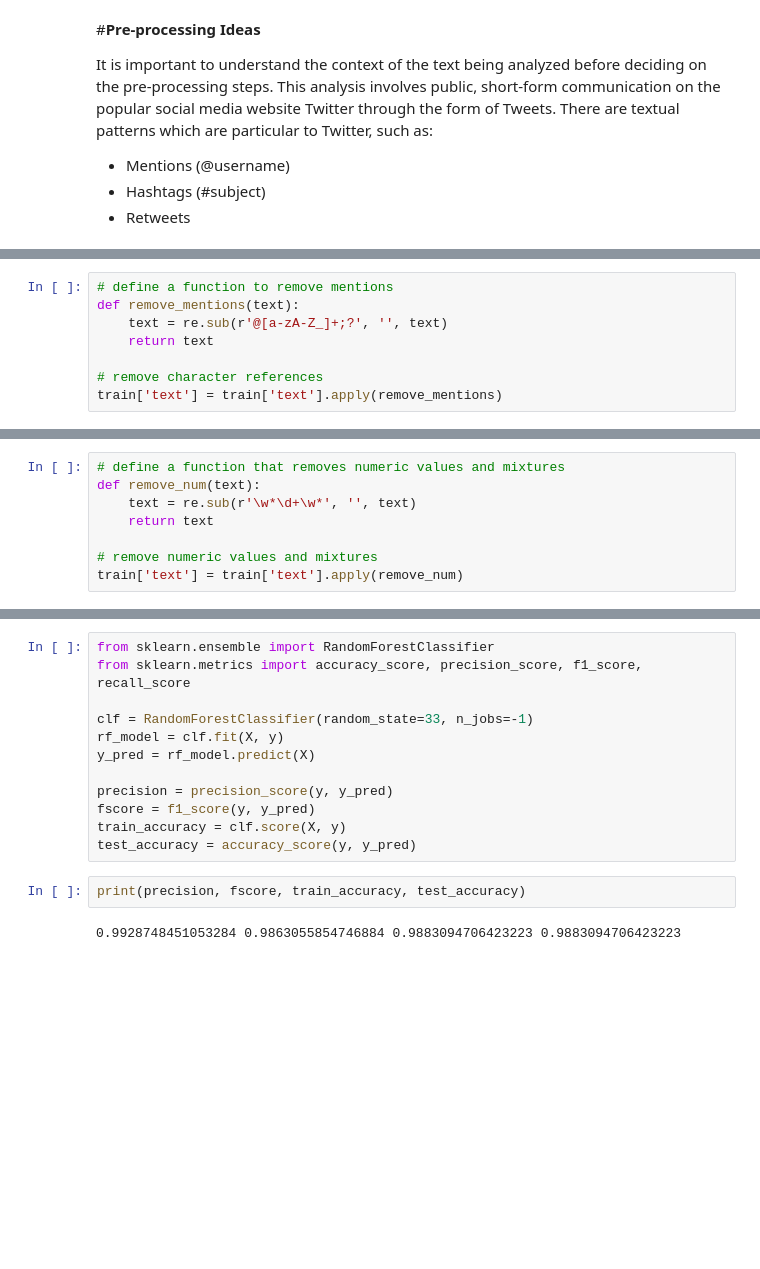
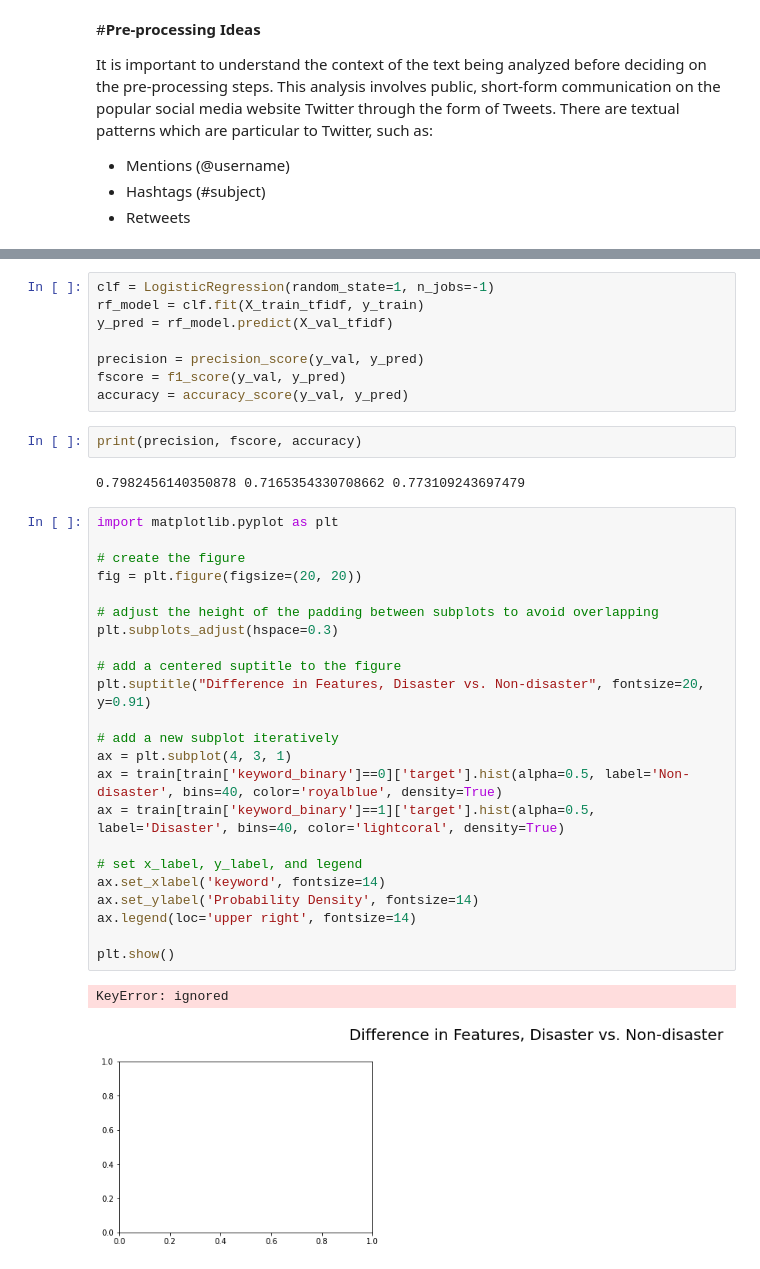
Before and after one commit to spazznolo/goalie-consistency, a Jupyter notebook: dsf_stc_exam.ipynb, the cells around one changed output, grey strips where cells are left out. Cells and saved outputs as stored; diff of their text form; blank space fills up the shorter version.

```diff
--- a/dsf_stc_exam.ipynb
+++ b/dsf_stc_exam.ipynb
@@ -55,8 +74,0 @@ test['text'] = test['text'].apply(remove_references)
-# %%
-# define a function to remove mentions
-def remove_mentions(text):
-    text = re.sub(r'@[a-zA-Z_]+;?', '', text)
-    return text
-
-# remove character references
-train['text'] = train['text'].apply(remove_mentions)
@@ -78,8 +74,0 @@ Name: text, Length: 7613, dtype: object
-# %%
-# define a function that removes numeric values and mixtures
-def remove_num(text):
-    text = re.sub(r'\w*\d+\w*', '', text)
-    return text
-
-# remove numeric values and mixtures
-train['text'] = train['text'].apply(remove_num)
@@ -186,16 +141,38 @@ y = train['target']
 # %%
-from sklearn.ensemble import RandomForestClassifier
-from sklearn.metrics import accuracy_score, precision_score, f1_score, recall_score
+clf = LogisticRegression(random_state=1, n_jobs=-1)
+rf_model = clf.fit(X_train_tfidf, y_train)
+y_pred = rf_model.predict(X_val_tfidf)
 
-clf = RandomForestClassifier(random_state=33, n_jobs=-1)
-rf_model = clf.fit(X, y)
-y_pred = rf_model.predict(X)
-
-precision = precision_score(y, y_pred)
-fscore = f1_score(y, y_pred)
-train_accuracy = clf.score(X, y)
-test_accuracy = accuracy_score(y, y_pred)
+precision = precision_score(y_val, y_pred)
+fscore = f1_score(y_val, y_pred)
+accuracy = accuracy_score(y_val, y_pred)
 # %%
-print(precision, fscore, train_accuracy, test_accuracy)
+print(precision, fscore, accuracy)
 # %% [output]
-0.9928748451053284 0.9863055854746884 0.9883094706423223 0.9883094706423223
+0.7982456140350878 0.7165354330708662 0.773109243697479
+# %%
+import matplotlib.pyplot as plt
+
+# create the figure
+fig = plt.figure(figsize=(20, 20))
+
+# adjust the height of the padding between subplots to avoid overlapping
+plt.subplots_adjust(hspace=0.3)
+
+# add a centered suptitle to the figure
+plt.suptitle("Difference in Features, Disaster vs. Non-disaster", fontsize=20, y=0.91)
+
+# add a new subplot iteratively
+ax = plt.subplot(4, 3, 1)
+ax = train[train['keyword_binary']==0]['target'].hist(alpha=0.5, label='Non-disaster', bins=40, color='royalblue', density=True)
+ax = train[train['keyword_binary']==1]['target'].hist(alpha=0.5, label='Disaster', bins=40, color='lightcoral', density=True)
+
+# set x_label, y_label, and legend
+ax.set_xlabel('keyword', fontsize=14)
+ax.set_ylabel('Probability Density', fontsize=14)
+ax.legend(loc='upper right', fontsize=14)
+
+plt.show()
+# %% [output]
+KeyError: ignored
+[figure, added]
```
Also changed, not shown: parts of 20 cells of this notebook.
